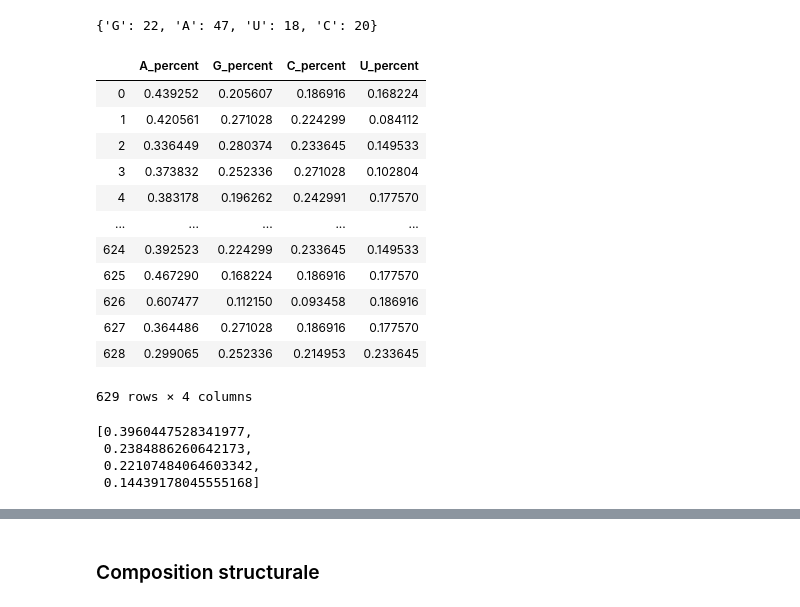
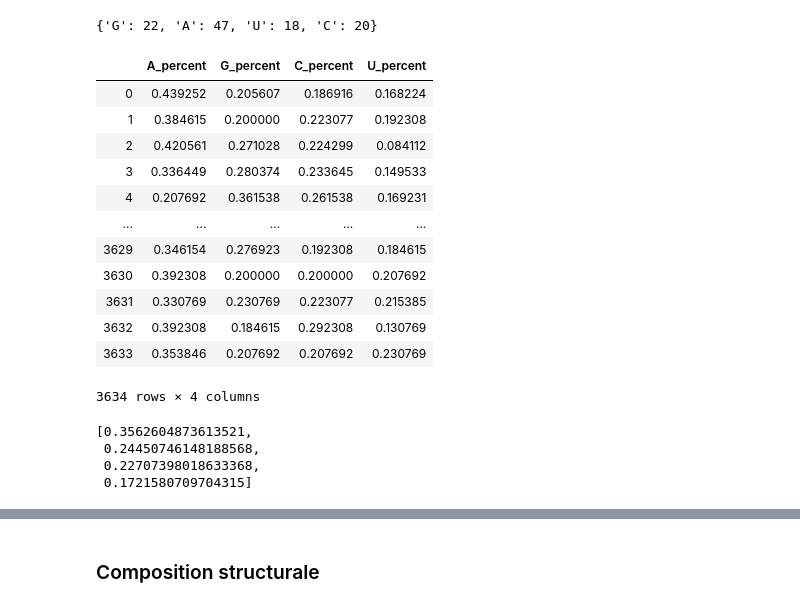
Before and after one commit to nromari/OpenVaccine_COVID19, a Jupyter notebook: Kaggle.ipynb, the cells around one changed output, grey strips where cells are left out. Cells and saved outputs as stored; diff of their text form; code cells hidden in the pictures.

```diff
--- a/Kaggle.ipynb
+++ b/Kaggle.ipynb
@@ -97,8 +97,8 @@ dtype: int64
 # %% [markdown]
 ### Les données de test
 # %%
-test = pd.read_json('test.json', lines=True)
-print('Test dimensions: ', test.shape)
+Test = pd.read_json('test.json', lines=True)
+print('Test dimensions: ', Test.shape)
 # %% [output]
 Test dimensions:  (3634, 7)
 # %%
@@ -537,41 +510,41 @@ dict(count(sample['sequence']))
 {'G': 22, 'A': 47, 'U': 18, 'C': 20}
 # %%
 bases = []
-for i in range(len(test_f)):
-    counts = dict(count(test_f.iloc[i]['sequence']))
+for i in range(len(Test)):
+    counts = dict(count(Test.iloc[i]['sequence']))
     bases.append((
-        counts['A'] / 107,
-        counts['G'] / 107,
-        counts['C'] / 107,
-        counts['U'] / 107
+        counts['A'] / Test.iloc[i]['seq_length'],
+        counts['G'] / Test.iloc[i]['seq_length'],
+        counts['C'] / Test.iloc[i]['seq_length'],
+        counts['U'] / Test.iloc[i]['seq_length']
     ))
 
 bases = pd.DataFrame(bases, columns=['A_percent', 'G_percent', 'C_percent', 'U_percent'])
 bases
 # %% [output]
 |  | A_percent | G_percent | C_percent | U_percent |
 | 0 | 0.439252 | 0.205607 | 0.186916 | 0.168224 |
-| 1 | 0.420561 | 0.271028 | 0.224299 | 0.084112 |
-| 2 | 0.336449 | 0.280374 | 0.233645 | 0.149533 |
-| 3 | 0.373832 | 0.252336 | 0.271028 | 0.102804 |
-| 4 | 0.383178 | 0.196262 | 0.242991 | 0.177570 |
+| 1 | 0.384615 | 0.200000 | 0.223077 | 0.192308 |
+| 2 | 0.420561 | 0.271028 | 0.224299 | 0.084112 |
+| 3 | 0.336449 | 0.280374 | 0.233645 | 0.149533 |
+| 4 | 0.207692 | 0.361538 | 0.261538 | 0.169231 |
 | ... | ... | ... | ... | ... |
-| 624 | 0.392523 | 0.224299 | 0.233645 | 0.149533 |
-| 625 | 0.467290 | 0.168224 | 0.186916 | 0.177570 |
-| 626 | 0.607477 | 0.112150 | 0.093458 | 0.186916 |
-| 627 | 0.364486 | 0.271028 | 0.186916 | 0.177570 |
-| 628 | 0.299065 | 0.252336 | 0.214953 | 0.233645 |
+| 3629 | 0.346154 | 0.276923 | 0.192308 | 0.184615 |
+| 3630 | 0.392308 | 0.200000 | 0.200000 | 0.207692 |
+| 3631 | 0.330769 | 0.230769 | 0.223077 | 0.215385 |
+| 3632 | 0.392308 | 0.184615 | 0.292308 | 0.130769 |
+| 3633 | 0.353846 | 0.207692 | 0.207692 | 0.230769 |
-629 rows × 4 columns
+3634 rows × 4 columns
 # %%
 names = ['A_percent', 'G_percent', 'C_percent', 'U_percent']
 values = [mean(bases['A_percent']), mean(bases['G_percent']), mean(bases['C_percent']), mean(bases['U_percent'])]
 
 values
 # %% [output]
-[0.3960447528341977,
- 0.2384886260642173,
- 0.22107484064603342,
- 0.14439178045555168]
+[0.3562604873613521,
+ 0.24450746148188568,
+ 0.22707398018633368,
+ 0.1721580709704315]
 # %%
 import plotly.express as px
 
```
Also changed, not shown: parts of 26 cells of this notebook.
